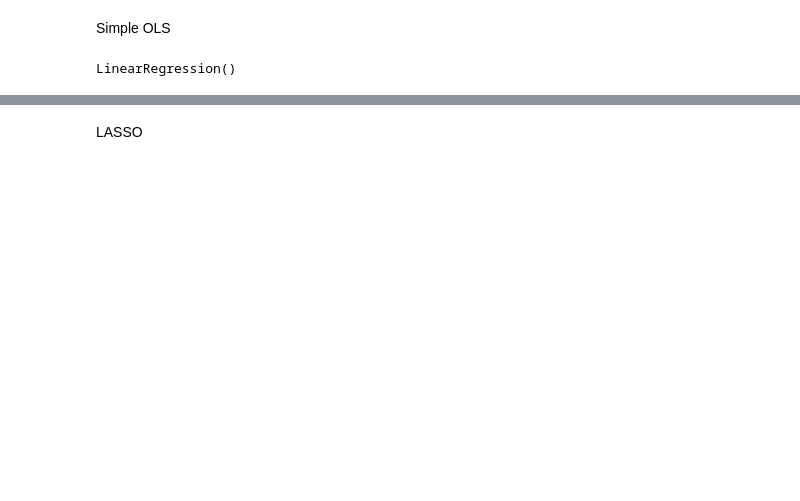
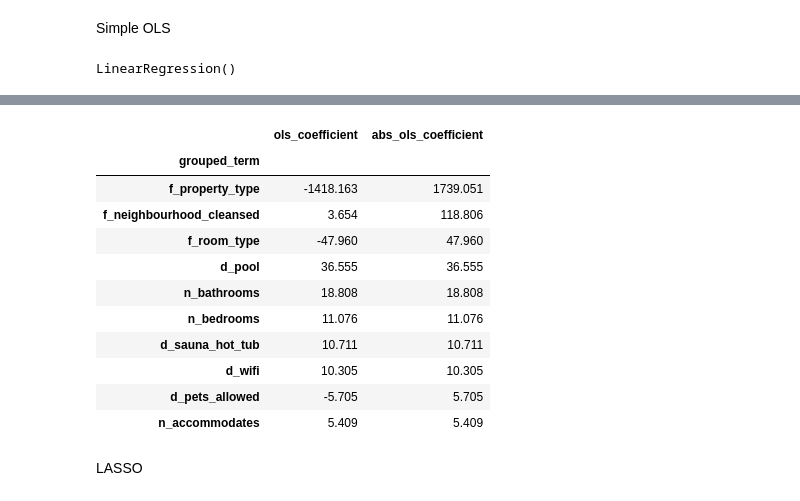
Before and after one commit to viethngn/Data_Analysis_3_ECBS5171, a Jupyter notebook: assignment2/assignment2_viethngn.ipynb, the cells around one changed output, grey strips where cells are left out. Saved outputs shown, nothing was run; the diff lists cells and outputs as text; code cells hidden in the pictures; blank space fills up the shorter version.

Commit message:
Adding model explanation and evaluation to the report

```diff
--- a/assignment2/assignment2_viethngn.ipynb
+++ b/assignment2/assignment2_viethngn.ipynb
@@ -193,3 +187,29 @@ ols_rmse
+# %%
+df_ols_var_coefs = pd.DataFrame(
+    ols_model.coef_.tolist(),
+    index=ols_terms_list,
+    columns=["ols_coefficient"],
+).assign(ols_coefficient=lambda x: x.ols_coefficient.round(3)).loc[
+    lambda x: x.ols_coefficient != 0
+]
+df_ols_var_coefs['abs_ols_coefficient'] = df_ols_var_coefs["ols_coefficient"].apply(lambda x: x if x >= 0 else x * -1)
+df_ols_var_coefs = df_ols_var_coefs.reset_index().rename(columns={'index': 'term'})
+df_ols_var_coefs['grouped_term'] = df_ols_var_coefs['term'].apply(lambda x: x.split('[')[0])
+# df_ols_var_coefs.sort_values(by="abs_ols_coefficient", ascending=False).iloc[:100]
+df_ols_var_coefs.groupby(['grouped_term']).sum().sort_values(by="abs_ols_coefficient", ascending=False)[['ols_coefficient', 'abs_ols_coefficient']].iloc[:10]
+# %% [output]
+|  | ols_coefficient | abs_ols_coefficient |
+| grouped_term |  |  |
+| f_property_type | -1418.163 | 1739.051 |
+| f_neighbourhood_cleansed | 3.654 | 118.806 |
+| f_room_type | -47.960 | 47.960 |
+| d_pool | 36.555 | 36.555 |
+| n_bathrooms | 18.808 | 18.808 |
+| n_bedrooms | 11.076 | 11.076 |
+| d_sauna_hot_tub | 10.711 | 10.711 |
+| d_wifi | 10.305 | 10.305 |
+| d_pets_allowed | -5.705 | 5.705 |
+| n_accommodates | 5.409 | 5.409 |
 # %% [markdown]
 LASSO
 # %%
```
Also changed, not shown: parts of 40 cells of this notebook.
